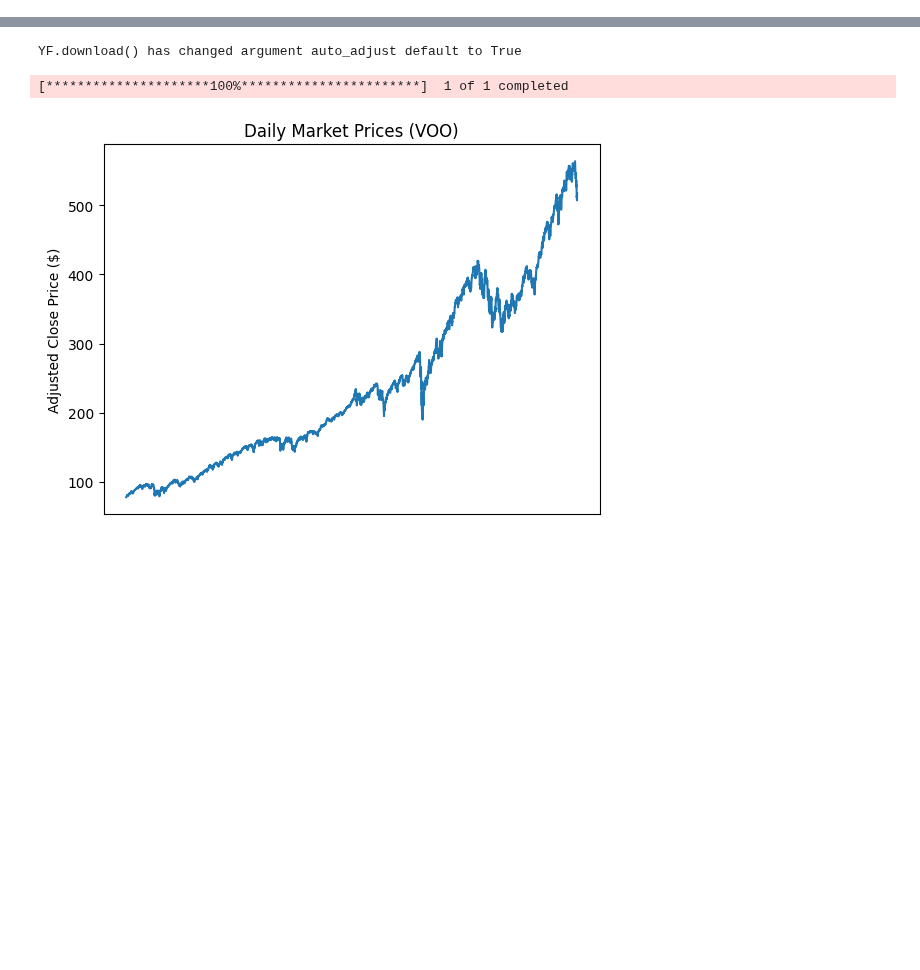
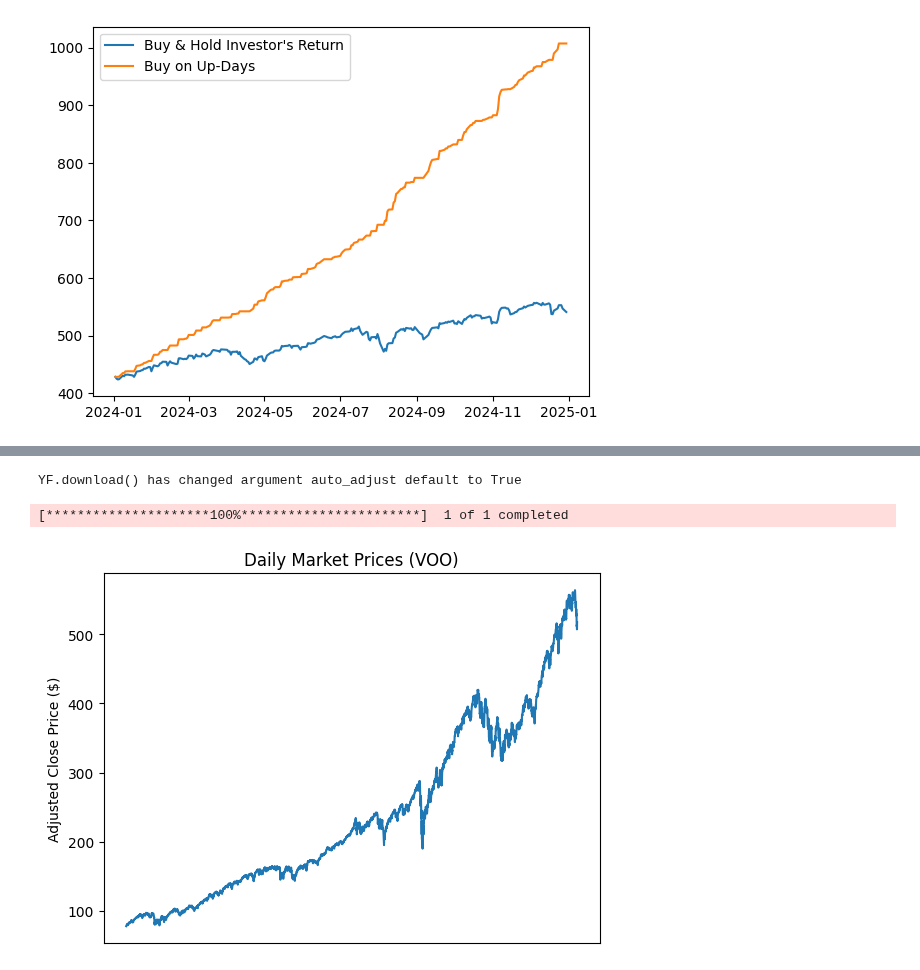
Before and after one commit to adamcataldo/letsbuildmodels, a Jupyter notebook: notebooks/stock_forecasting/market_forecasts.ipynb, the cells around one changed output, grey strips where cells are left out. Cells and saved outputs as stored; diff of their text form; code cells hidden in the pictures; blank space fills up the shorter version.

```diff
--- a/notebooks/stock_forecasting/market_forecasts.ipynb
+++ b/notebooks/stock_forecasting/market_forecasts.ipynb
@@ -0,0 +19,21 @@
+# %%
+# Compute the daily return on df
+daily_return = df.pct_change()
+
+# Compute a series which starts with the first value of df and then the next value is the previous value plus the daily return if the daily return is positive, and the previous value otherwise
+cumulative_return = df.copy()
+for i in range(1, len(cumulative_return)):
+    prev = cumulative_return.iloc[i-1, 0]
+    if daily_return.iloc[i, 0] > 0:
+        cumulative_return.iloc[i, 0] = prev * (1 + daily_return.iloc[i, 0])
+    else:
+         cumulative_return.iloc[i, 0] = prev
+
+# Plot the cumulative return and df on the same plot
+plt.figure()
+plt.plot(df)
+plt.plot(cumulative_return)
+plt.legend(["Buy & Hold Investor's Return", "Buy on Up-Days"])
+plt.show()
+# %% [output]
+[figure, added]
```
Also changed, not shown: parts of 3 cells of this notebook.
